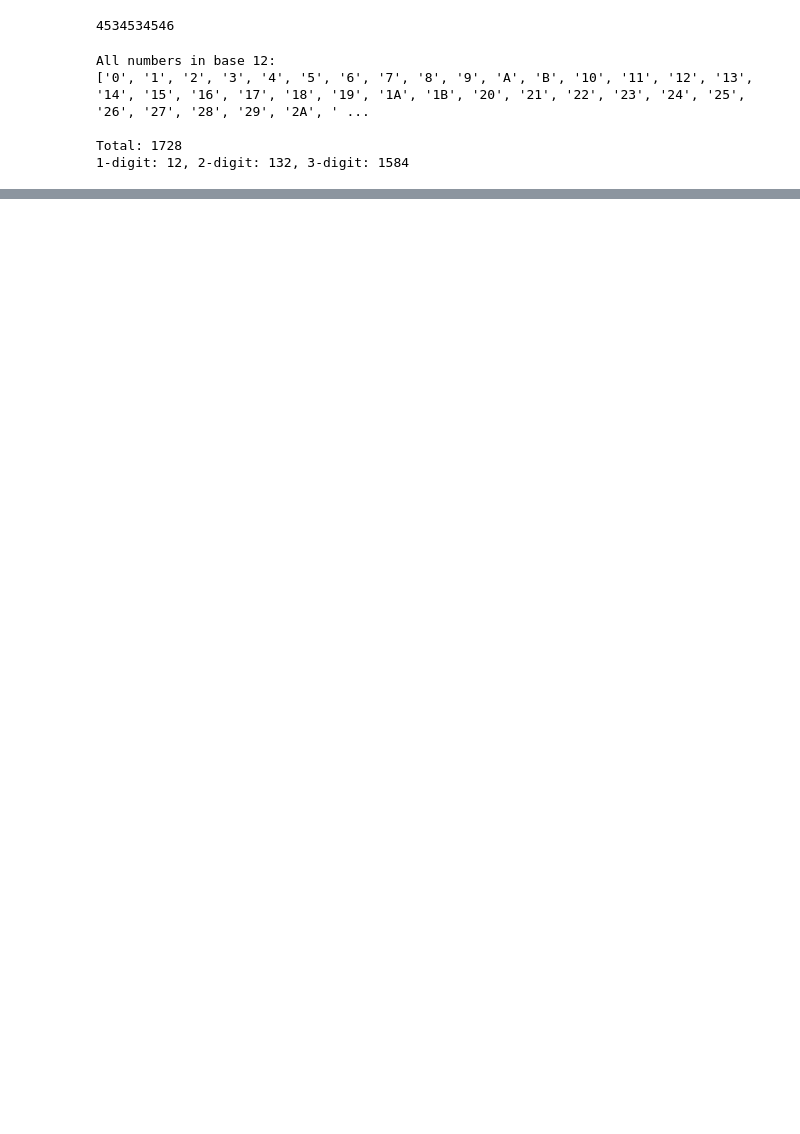
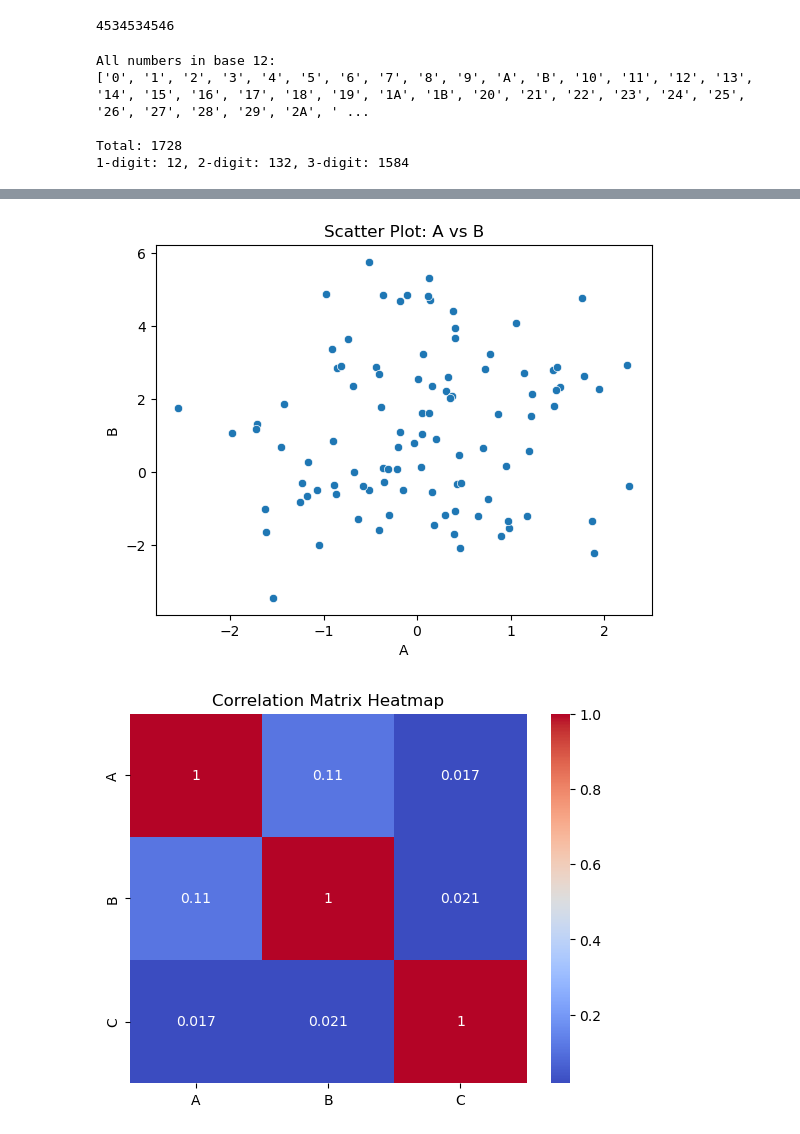
Before and after one commit to vaibhavhaldia/june_2025_iitr, a Jupyter notebook: jul5/July5.ipynb, the cells around one changed output, grey strips where cells are left out. Drawn from its saved outputs; the diff is of its cells as text; code cells hidden in the pictures; blank space fills up the shorter version.

```diff
--- a/jul5/July5.ipynb
+++ b/jul5/July5.ipynb
@@ -54,0 +154,27 @@ Total: 1728
+# %%
+import numpy as np
+import pandas as pd
+import matplotlib.pyplot as plt
+import seaborn as sns
+
+# Generate random data
+np.random.seed(0)
+df = pd.DataFrame({
+    'A': np.random.randn(100),
+    'B': np.random.randn(100) * 2 + 1,
+    'C': np.random.randint(1, 5, 100)
+})
+
+# Scatter plot (A vs B)
+sns.scatterplot(x='A', y='B', data=df)
+plt.title('Scatter Plot: A vs B')
+plt.show()
+
+# Correlation matrix heatmap
+corr = df.corr()
+sns.heatmap(corr, annot=True, cmap='coolwarm')
+plt.title('Correlation Matrix Heatmap')
+plt.show()
+# %% [output]
+[figure, added]
+[figure, added]
```
Also changed, not shown: parts of 3 cells of this notebook.
